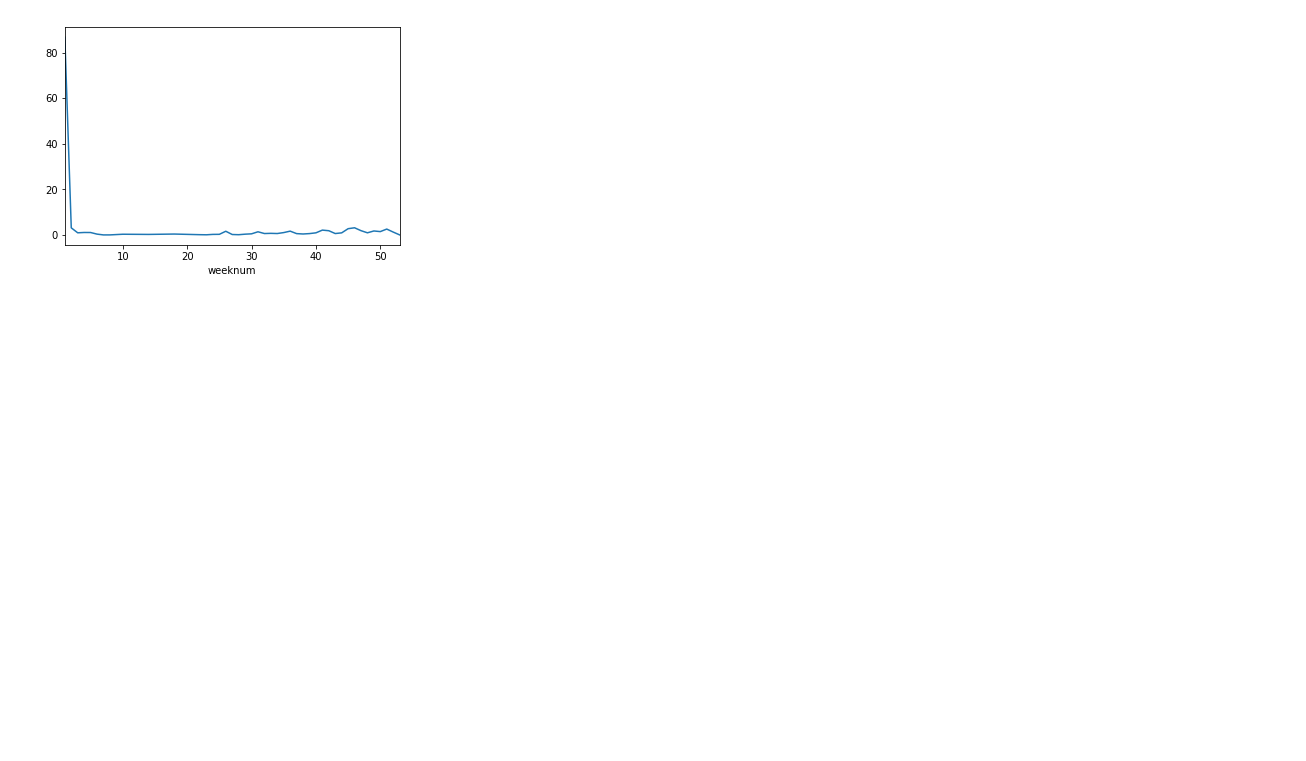
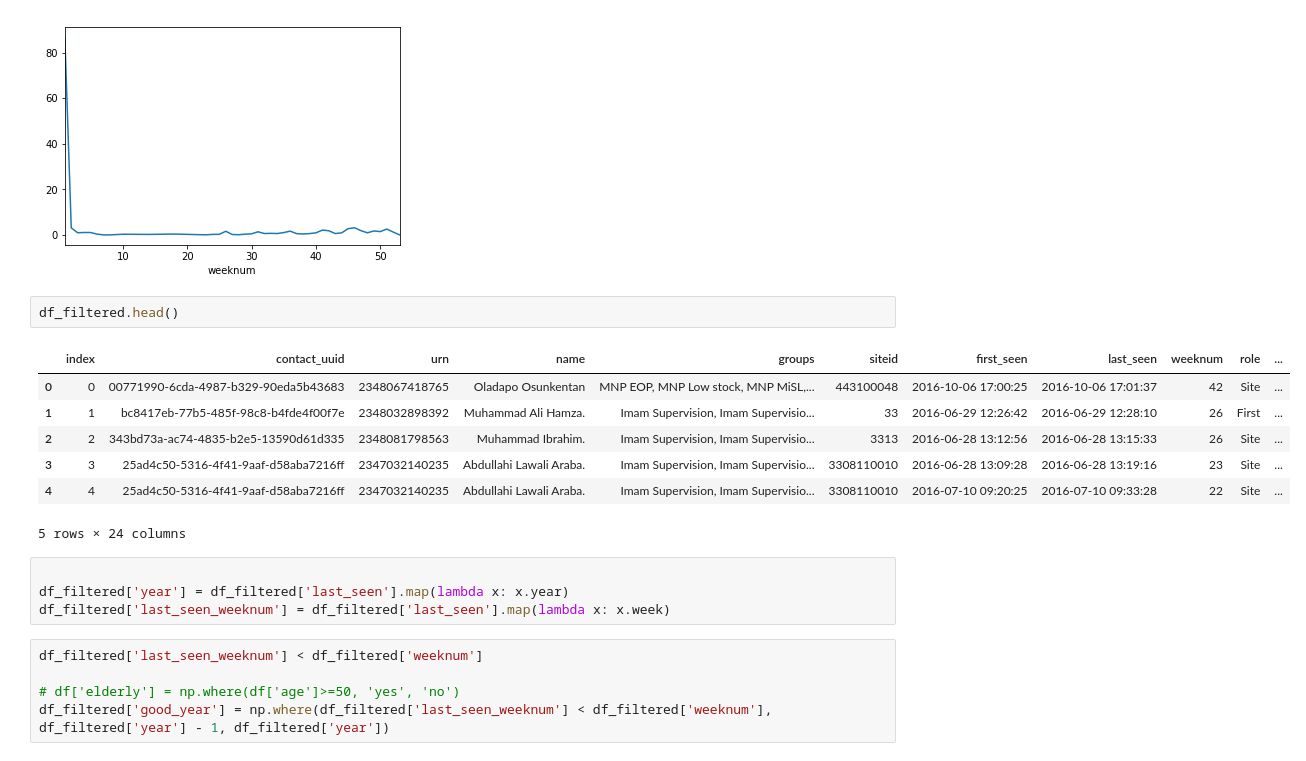
Before and after one commit to RobertJohnston/IMAM, a Jupyter notebook: IMAM Admissions graph.ipynb, the cells around one changed output. Cells and saved outputs as stored; diff of their text form; blank space fills up the shorter version.

```diff
--- a/IMAM Admissions graph.ipynb
+++ b/IMAM Admissions graph.ipynb
@@ -747,3 +748,22 @@ df_filtered['default_rate'].groupby(df_filtered['weeknum']).sum().plot()
 # %% [output]
 <matplotlib.axes._subplots.AxesSubplot at 0x...>
 [figure]
+# %%
+df_filtered.head()
+# %% [output]
+|  | index | contact_uuid | urn | name | groups | siteid | first_seen | last_seen | weeknum | role | ... |
+| 0 | 0 | 00771990-6cda-4987-b329-90eda5b43683 | 2348067418765 | Oladapo Osunkentan | MNP EOP, MNP Low stock, MNP MiSL,... | 443100048 | 2016-10-06 17:00:25 | 2016-10-06 17:01:37 | 42 | Site | ... |
+| 1 | 1 | bc8417eb-77b5-485f-98c8-b4fde4f00f7e | 2348032898392 | Muhammad Ali Hamza. | Imam Supervision, Imam Supervisio... | 33 | 2016-06-29 12:26:42 | 2016-06-29 12:28:10 | 26 | First | ... |
+| 2 | 2 | 343bd73a-ac74-4835-b2e5-13590d61d335 | 2348081798563 | Muhammad Ibrahim. | Imam Supervision, Imam Supervisio... | 3313 | 2016-06-28 13:12:56 | 2016-06-28 13:15:33 | 26 | Site | ... |
+| 3 | 3 | 25ad4c50-5316-4f41-9aaf-d58aba7216ff | 2347032140235 | Abdullahi Lawali Araba. | Imam Supervision, Imam Supervisio... | 3308110010 | 2016-06-28 13:09:28 | 2016-06-28 13:19:16 | 23 | Site | ... |
+| 4 | 4 | 25ad4c50-5316-4f41-9aaf-d58aba7216ff | 2347032140235 | Abdullahi Lawali Araba. | Imam Supervision, Imam Supervisio... | 3308110010 | 2016-07-10 09:20:25 | 2016-07-10 09:33:28 | 22 | Site | ... |
+5 rows × 24 columns
+# %%
+
+df_filtered['year'] = df_filtered['last_seen'].map(lambda x: x.year)
+df_filtered['last_seen_weeknum'] = df_filtered['last_seen'].map(lambda x: x.week)
+# %%
+df_filtered['last_seen_weeknum'] < df_filtered['weeknum']
+
+# df['elderly'] = np.where(df['age']>=50, 'yes', 'no')
+df_filtered['good_year'] = np.where(df_filtered['last_seen_weeknum'] < df_filtered['weeknum'], df_filtered['year'] - 1, df_filtered['year'])
```
Also changed, not shown: parts of 8 cells of this notebook, 1 other file.
